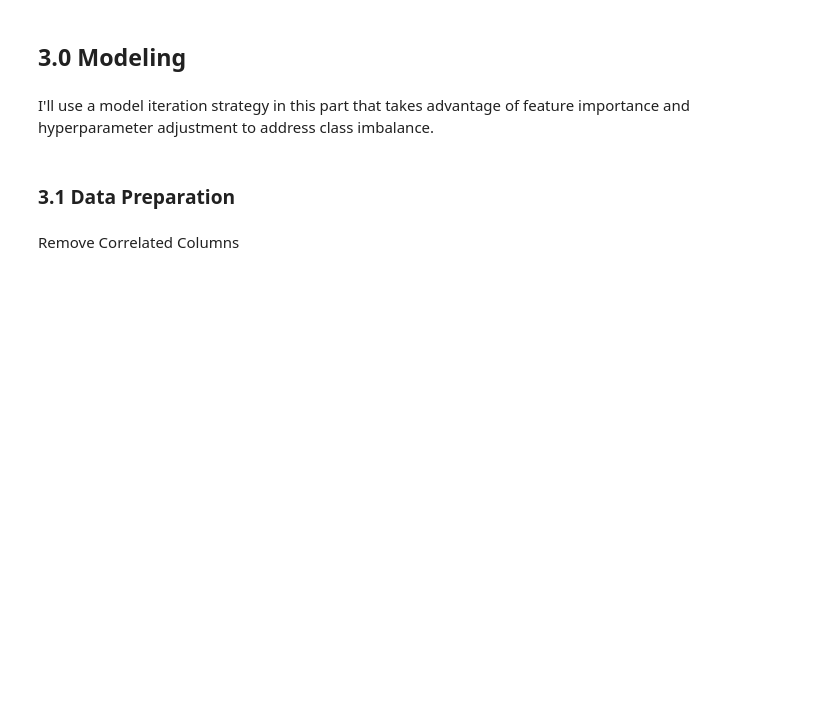
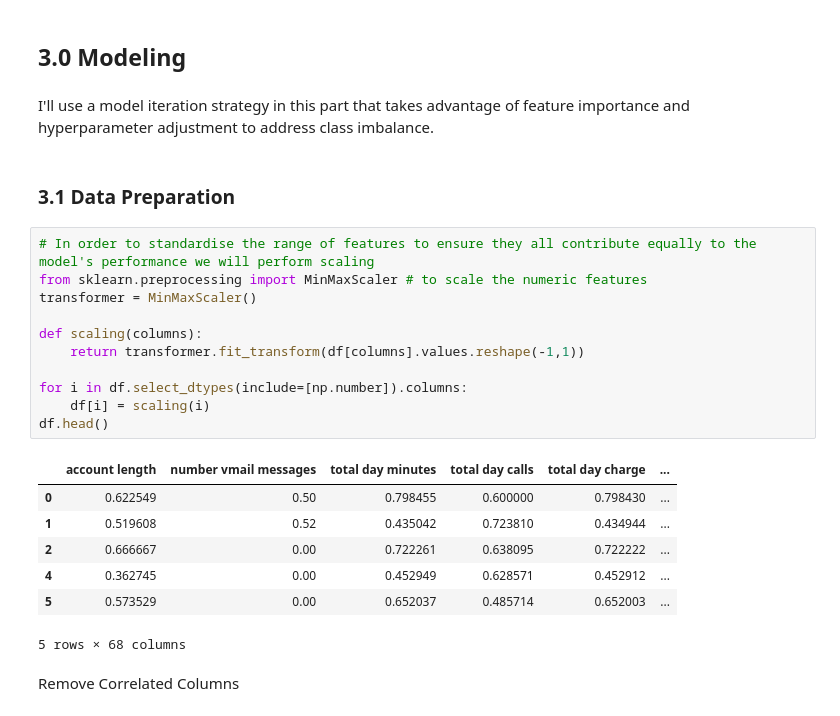
Before and after one commit to SpencerLugalia/Phase-3-Project, a Jupyter notebook: index.ipynb, the cells around one changed output. Saved outputs shown, nothing was run; the diff lists cells and outputs as text; blank space fills up the shorter version.

```diff
--- a/index.ipynb
+++ b/index.ipynb
@@ -370,6 +375,25 @@ From the above plot we can clearly come to a conclusion that there is a signific
 I'll use a model iteration strategy in this part that takes advantage of feature importance and hyperparameter adjustment to address class imbalance.
 # %% [markdown]
 ### 3.1 Data Preparation
+# %%
+# In order to standardise the range of features to ensure they all contribute equally to the model's performance we will perform scaling
+from sklearn.preprocessing import MinMaxScaler # to scale the numeric features
+transformer = MinMaxScaler()
+
+def scaling(columns):
+    return transformer.fit_transform(df[columns].values.reshape(-1,1))
+
+for i in df.select_dtypes(include=[np.number]).columns:
+    df[i] = scaling(i)
+df.head()
+# %% [output]
+|  | account length | number vmail messages | total day minutes | total day calls | total day charge | ... |
+| 0 | 0.622549 | 0.50 | 0.798455 | 0.600000 | 0.798430 | ... |
+| 1 | 0.519608 | 0.52 | 0.435042 | 0.723810 | 0.434944 | ... |
+| 2 | 0.666667 | 0.00 | 0.722261 | 0.638095 | 0.722222 | ... |
+| 4 | 0.362745 | 0.00 | 0.452949 | 0.628571 | 0.452912 | ... |
+| 5 | 0.573529 | 0.00 | 0.652037 | 0.485714 | 0.652003 | ... |
+5 rows × 68 columns
 # %% [markdown]
 Remove Correlated Columns
 # %%
```
Also changed, not shown: parts of 10 cells of this notebook, 14 other files.
